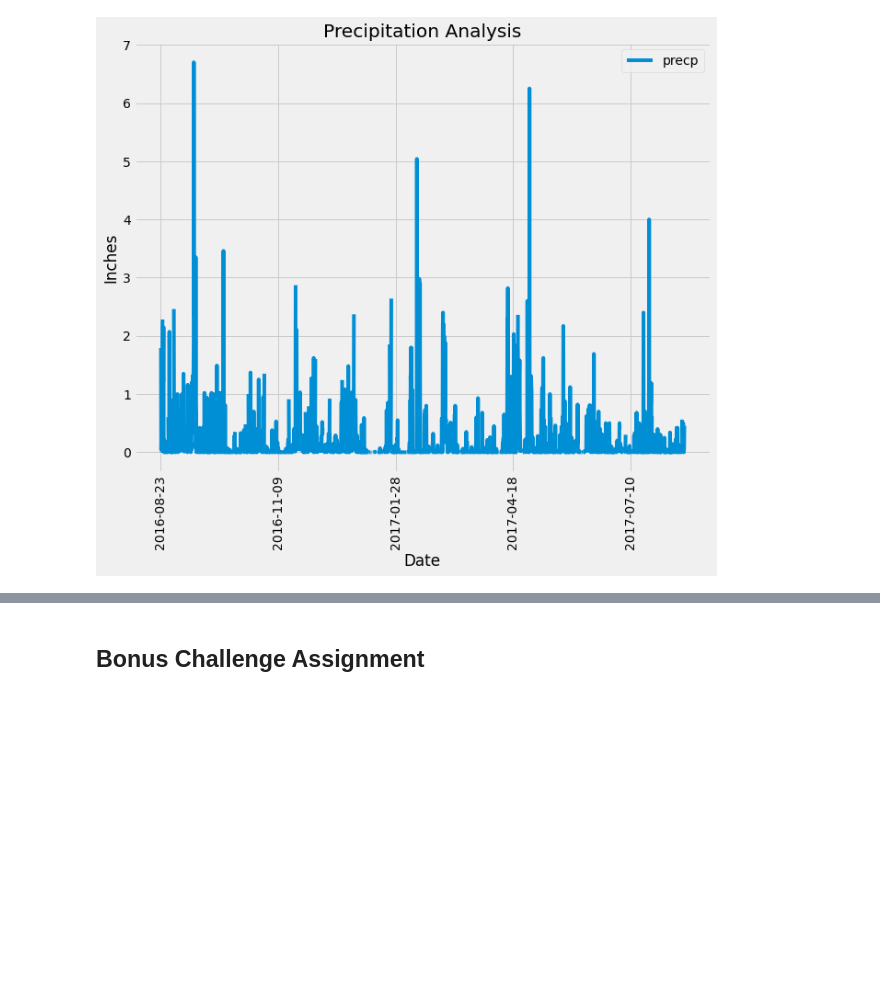
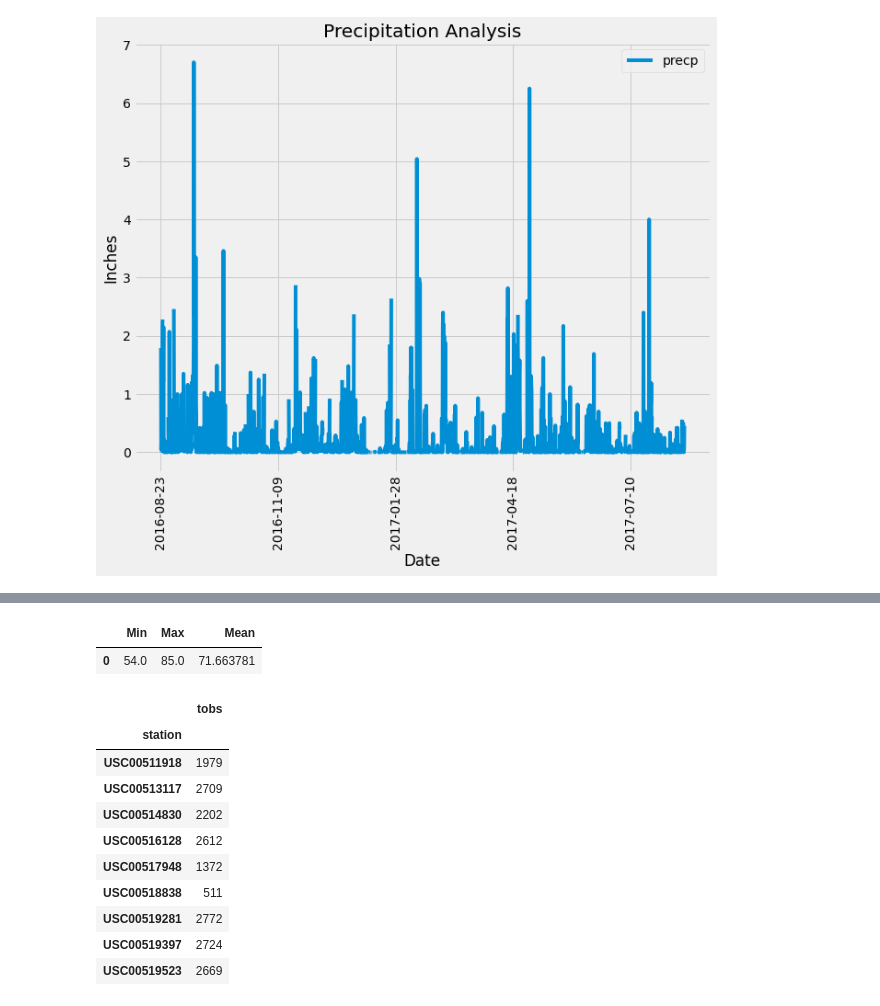
Before and after one commit to i1620/sqlalchemy-challenge, a Jupyter notebook: Climate_Analysis.ipynb, the cells around one changed output, grey strips where cells are left out. Saved outputs shown, nothing was run; the diff lists cells and outputs as text; code cells hidden in the pictures; blank space fills up the shorter version.

```diff
--- a/Climate_Analysis.ipynb
+++ b/Climate_Analysis.ipynb
@@ -90,3 +118,15 @@ fig.savefig("Precipitation Analysis.png", bbox_inches='tight')
 # %%
 # Using the station id from the previous query, calculate the lowest temperature recorded,
 # highest temperature recorded, and average temperature of the most active station?
+m_min = measurement_df["tobs"].loc[measurement_df["station"]=="USC00519281"].min()
+m_max = measurement_df["tobs"].loc[measurement_df["station"]=="USC00519281"].max()
+m_avg = measurement_df["tobs"].loc[measurement_df["station"]=="USC00519281"].mean()
+station_data = {
+    "Min" : [m_min],
+    "Max" : [m_max],
+    "Mean" : [m_avg]}
+most_active = pd.DataFrame(data=station_data)
+most_active
+# %% [output]
+|  | Min | Max | Mean |
+| 0 | 54.0 | 85.0 | 71.663781 |
@@ -96,2 +132,0 @@ fig.savefig("Precipitation Analysis.png", bbox_inches='tight')
-# %% [markdown]
-## Bonus Challenge Assignment
@@ -161,0 +133,18 @@ daily_normals("01-01")
+# %%
+# Choose the station with the highest number of temperature observations.
+temps = pd.read_sql("select station,tobs from Measurement",conn)
+temp_station = temps.groupby("station").count()["tobs"]
+observation = pd.DataFrame(temp_station)
+observation
+# %% [output]
+|  | tobs |
+| station |  |
+| USC00511918 | 1979 |
+| USC00513117 | 2709 |
+| USC00514830 | 2202 |
+| USC00516128 | 2612 |
+| USC00517948 | 1372 |
+| USC00518838 | 511 |
+| USC00519281 | 2772 |
+| USC00519397 | 2724 |
+| USC00519523 | 2669 |
```
Also changed, not shown: parts of 14 cells of this notebook.
